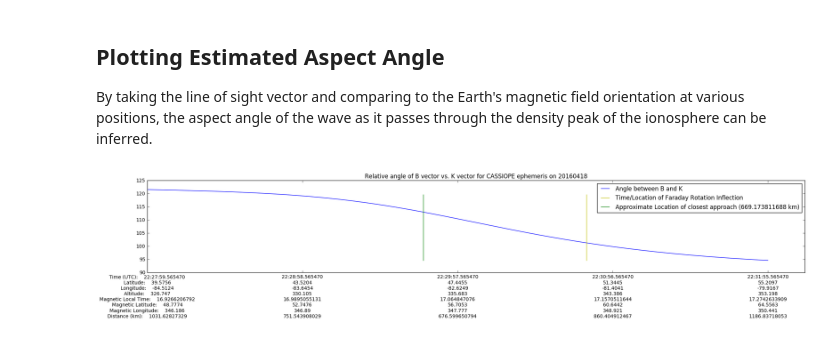
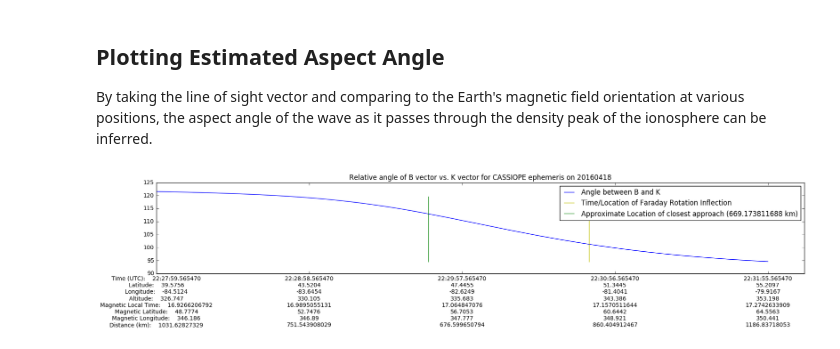
Before and after one commit to dfairbairn/rriephtk, a Jupyter notebook: OttawaPlots.ipynb, the cells around one changed output. Cells and saved outputs as stored; diff of their text form; code cells hidden in the pictures.

```diff
--- a/OttawaPlots.ipynb
+++ b/OttawaPlots.ipynb
@@ -586,34 +578,34 @@ def plot_kb_angle(date_string):
         lat_t = lats[tick_sep*(i+1)]
         mlon_t = mlons[tick_sep*(i+1)]
         mlat_t = mlats[tick_sep*(i+1)]
         dt_t  = times[tick_sep*(i+1)]
         mlt_t = mlts[tick_sep*(i+1)]
         dist_t = dists[tick_sep*(i+1)]
         my_xticks.append(str(dt_t.time())+"\n"+str(lat_t)+"\n"+str(lon_t)+"\n"+str(alt_t)+\
                 "\n"+str(mlt_t)+"\n"+str(mlat_t)+"\n"+str(mlon_t)+"\n"+str(dist_t))
 
     indices = range(angles.__len__())
     tick_indices = [i*tick_sep for i in range(num_ticks)]
 
     # Formatting adjustment so as to make room for the lengthy Ephemeris info
-    #fig = plt.figure()
+    fig = plt.figure(figsize=(20.5, 6))
     ax = plt.subplot(111,aspect = 'equal')
     plt.subplots_adjust(bottom=0.2)
 
 
     plt.plot(indices,angles,label="Angle between B and K")
     delta = int(max(angles) - min(angles))
     offs = min(angles)
     plt.plot((index_reversal)*np.ones(delta),offs+np.array(range(delta)),'y',label="Time/Location of Faraday Rotation Inflection")
     plt.plot((indx_closest)*np.ones(delta),offs+np.array(range(delta)),'g',label="Approximate Location of closest approach (" + str(dists[indx_closest]) + " km)")
     plt.title("Relative angle of B vector vs. K vector for CASSIOPE ephemeris on " + str(date_string))
     #plt.xlabel('Time elapsed during pass (seconds)')
     plt.xticks(tick_indices, my_xticks)
     plt.legend()
     plt.show()
 
 plot_kb_angle("20160418")
-fig = plt.gcf()
-fig.set_size_inches(20.5, 6,forward=True)
+#fig = plt.gcf()
+#fig.set_size_inches(20.5, 6,forward=True)
 # %% [output]
-[figure, old version]
+[figure, new version]
```
Also changed, not shown: parts of 10 cells of this notebook.
